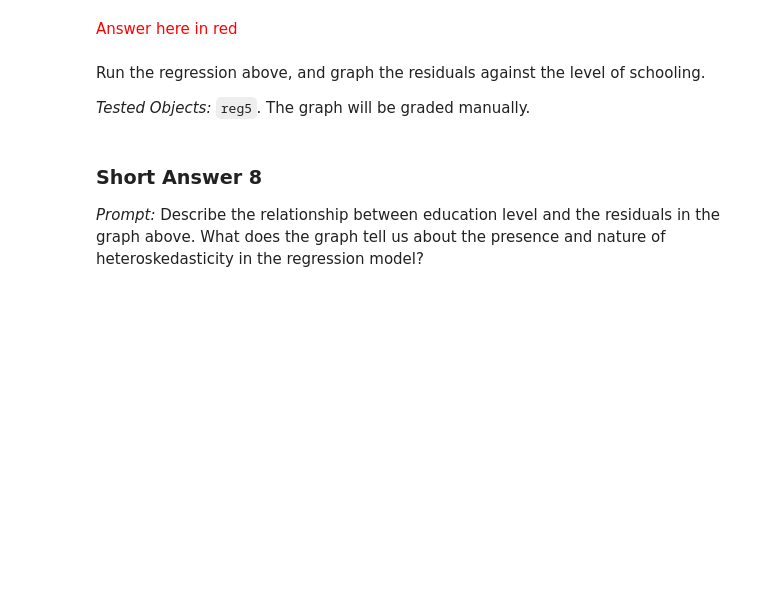
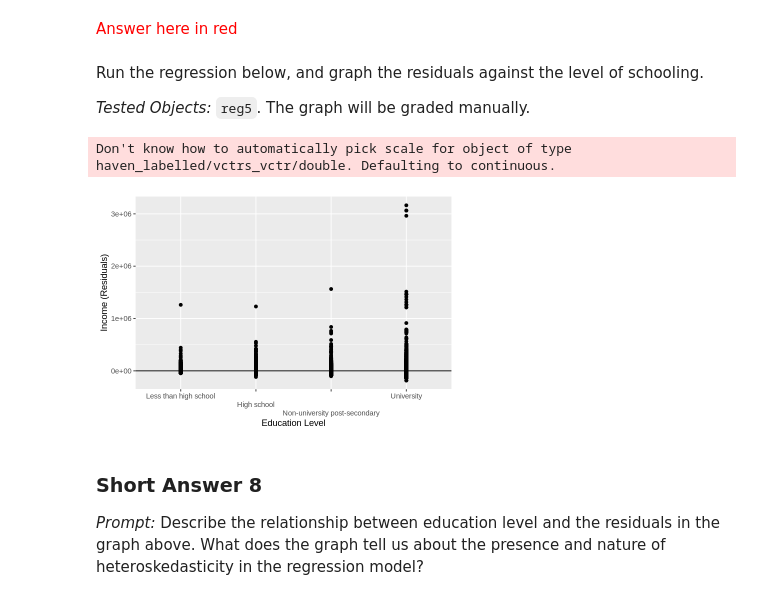
Before and after one commit to ubcecon/comet-project, a Jupyter notebook: docs/econ_326/Module_4/Module4_question.ipynb, the cells around one changed output. Saved outputs shown, nothing was run; the diff lists cells and outputs as text; code cells hidden in the pictures; blank space fills up the shorter version.

```diff
--- a/docs/econ_326/Module_4/Module4_question.ipynb
+++ b/docs/econ_326/Module_4/Module4_question.ipynb
@@ -46,7 +63,7 @@ source("hands_on_tests_4.r")
 # %%
 #this code block is broken up and explained in module 1
 
-SFS_data <- read_dta("SFS_2019_Eng.dta")
+SFS_data <- read_dta("../datasets/SFS_2019_Eng.dta")
 SFS_data <- rename(SFS_data,age= pagemieg)
 SFS_data <- filter(SFS_data, !is.na(SFS_data$pefmtinc))
 SFS_data <- rename(SFS_data, income_before_tax = pefmtinc)
@@ -460,18 +689,21 @@ $I_i$ denotes before tax income, $E_i$ is level of education, $D_i$ is a dummy v
 # %% [markdown]
 <font color="red">Answer here in red </font>
 # %% [markdown]
-Run the regression above, and graph the residuals against the level of schooling.
+Run the regression below, and graph the residuals against the level of schooling.
 
 <em>Tested Objects:</em> ``reg5``. The graph will be graded manually.
 # %%
 #Quiz 5
 
 
 #Run the regression
-reg5 <- lm(income_before_tax~???, data = ???)
+reg5 <- lm(income_before_tax~education, data = SFS_data)
 
 resiplot <- ggplot(reg5, aes(x = education, y = .resid)) + xlab("Education Level") + ylab("Income (Residuals)")
 resiplot + geom_point() + geom_hline(yintercept = 0) + scale_x_discrete(guide = guide_axis(n.dodge=3))
+# %% [output]
+Don't know how to automatically pick scale for object of type haven_labelled/vctrs_vctr/double. Defaulting to continuous.
+[figure, added]
 # %% [markdown]
 ### Short Answer 8
 
```
Also changed, not shown: parts of 24 cells of this notebook, 4 other files.
